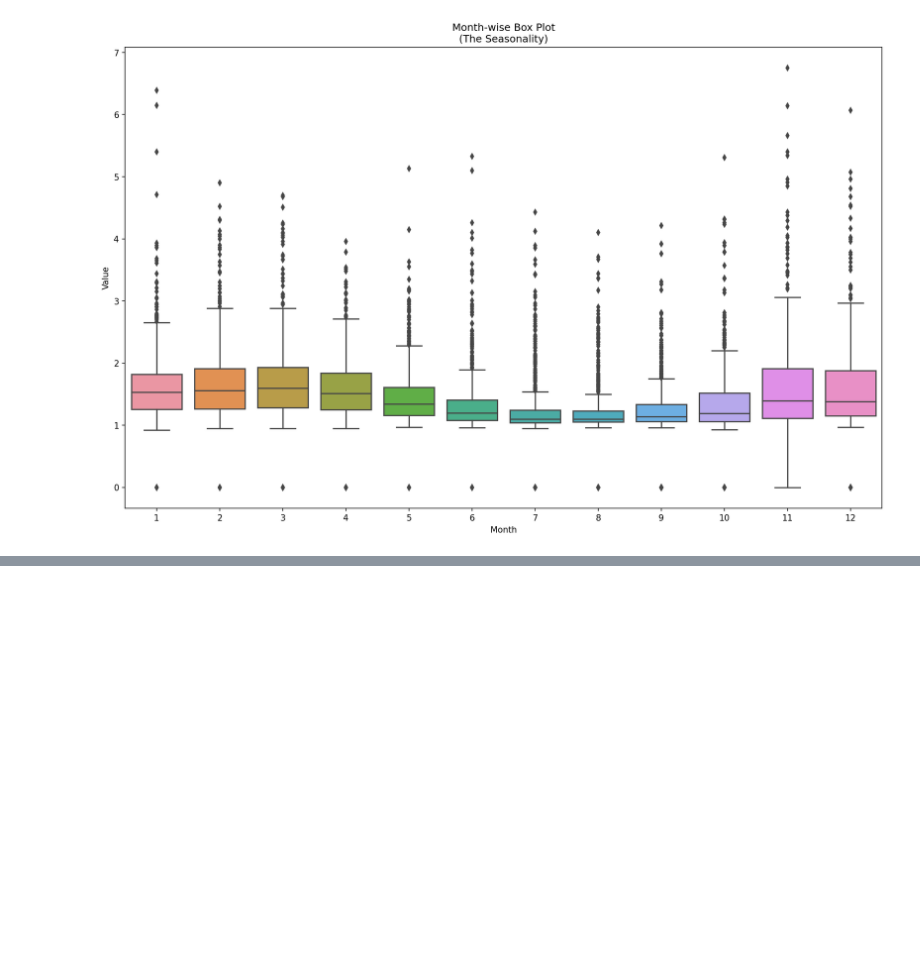
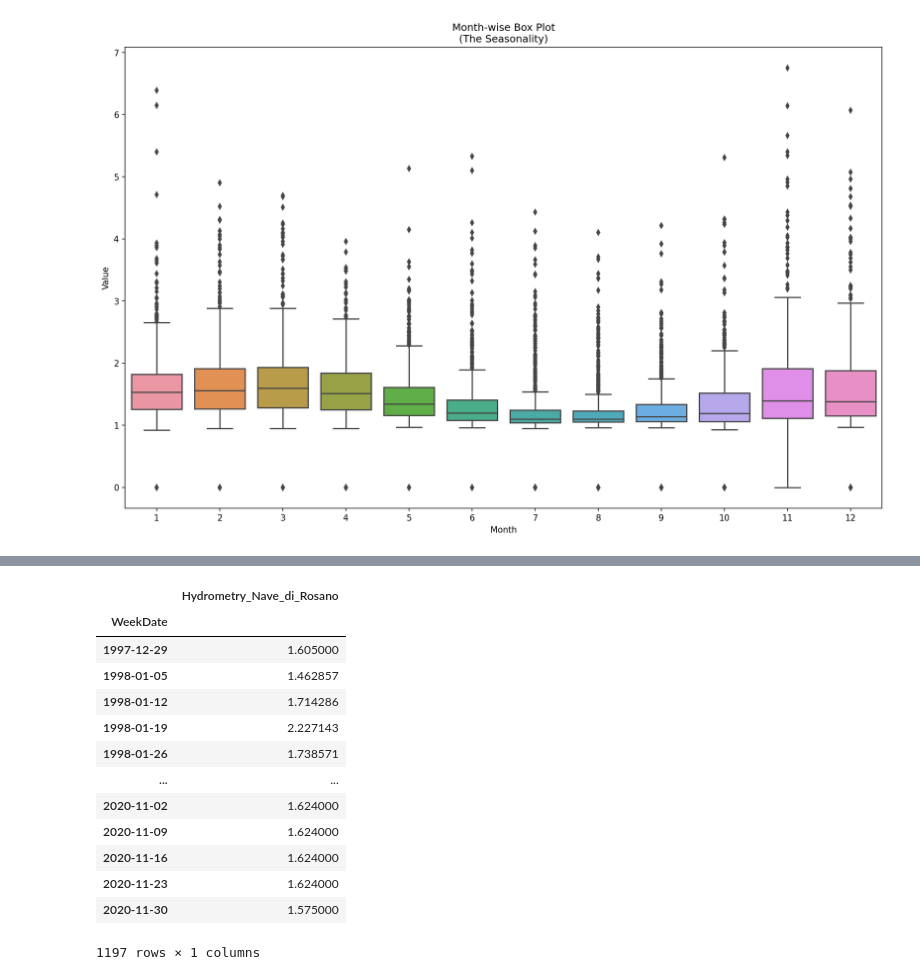
Before and after one commit to haga96/water_availability_prediction_in_Italy, a Jupyter notebook: River Arno.ipynb, the cells around one changed output, grey strips where cells are left out. Saved outputs shown, nothing was run; the diff lists cells and outputs as text; code cells hidden in the pictures; blank space fills up the shorter version.

```diff
--- a/River Arno.ipynb
+++ b/River Arno.ipynb
@@ -312,0 +375,22 @@ boxplot_df(df_all, 'Month', 'Hydrometry_Nave_di_Rosano', 'Month-wise Box Plot\n(
+# %%
+df_without_index['WeekDate'] = df_without_index.apply(lambda column: column['index'] - dt.timedelta(days=column['index'].weekday()), axis=1)
+df_without_index = df_without_index[['Hydrometry_Nave_di_Rosano','WeekDate']]
+
+df_group_by_week_hydrometry = df_without_index.groupby(['WeekDate']).mean()
+df_group_by_week_hydrometry = df_group_by_week_hydrometry.ffill()
+df_group_by_week_hydrometry
+# %% [output]
+|  | Hydrometry_Nave_di_Rosano |
+| WeekDate |  |
+| 1997-12-29 | 1.605000 |
+| 1998-01-05 | 1.462857 |
+| 1998-01-12 | 1.714286 |
+| 1998-01-19 | 2.227143 |
+| 1998-01-26 | 1.738571 |
+| ... | ... |
+| 2020-11-02 | 1.624000 |
+| 2020-11-09 | 1.624000 |
+| 2020-11-16 | 1.624000 |
+| 2020-11-23 | 1.624000 |
+| 2020-11-30 | 1.575000 |
+1197 rows × 1 columns
```
Also changed, not shown: parts of 18 cells of this notebook.
